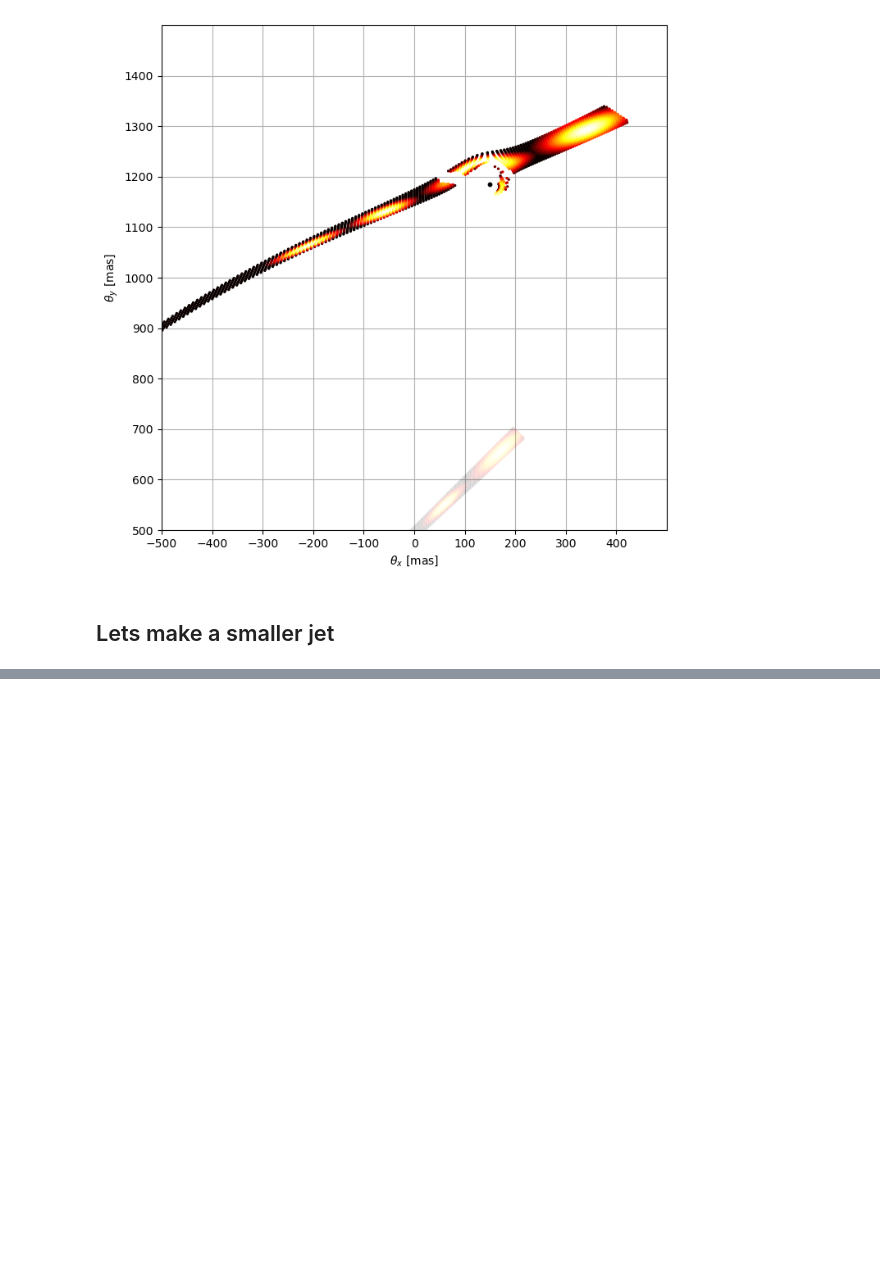
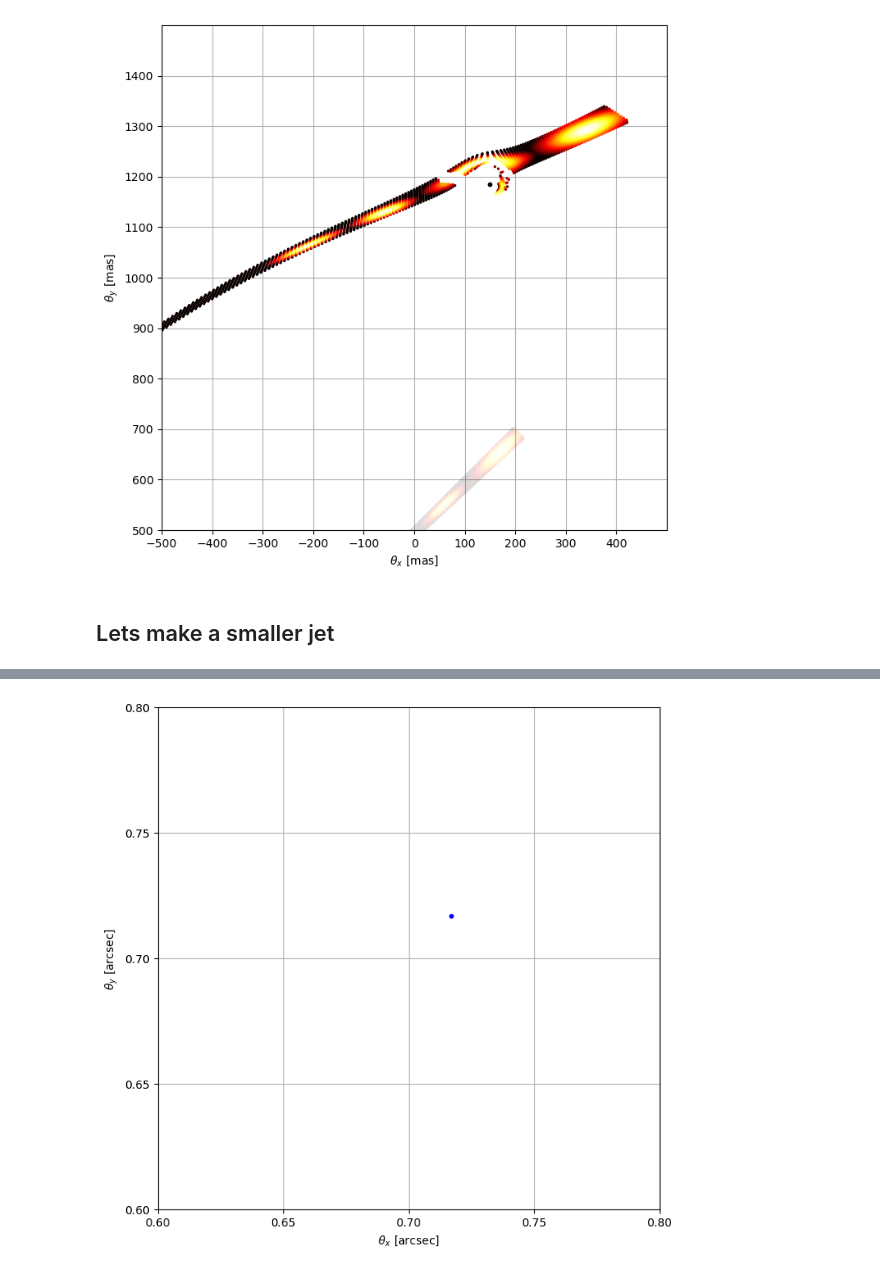
Before and after one commit to everettiantomi/lens-grav, a Jupyter notebook: numerical/sie_black_hole.ipynb, the cells around one changed output, grey strips where cells are left out. Drawn from its saved outputs; the diff is of its cells as text; code cells hidden in the pictures; blank space fills up the shorter version.

```diff
--- a/numerical/sie_black_hole.ipynb
+++ b/numerical/sie_black_hole.ipynb
@@ -567,0 +620,18 @@ plt.show()
+# %%
+fig = plt.figure(figsize=(8,8))
+ax = fig.gca()
+
+ax.set_xlabel(r'$\theta_{x}$ [arcsec]')
+ax.set_ylabel(r'$\theta_{y}$ [arcsec]')
+plt.scatter(x_image_jet_2, y_image_jet_2, c=light_jet_2, cmap='hot', s = 2, zorder = 3)
+plt.scatter(x1, y1, s = 10, color = 'blue', zorder = 4)
+
+ax.set_xticks(np.arange(.6, .8, .05))
+ax.set_yticks(np.arange(.6, .8, .05))
+plt.grid(zorder = 1)
+plt.gca().set_aspect('equal', adjustable='box')
+ax.set_xlim([.6, .8])
+ax.set_ylim([.6, .8])
+plt.show()
+# %% [output]
+[figure, added]
```
Also changed, not shown: parts of 30 cells of this notebook.
